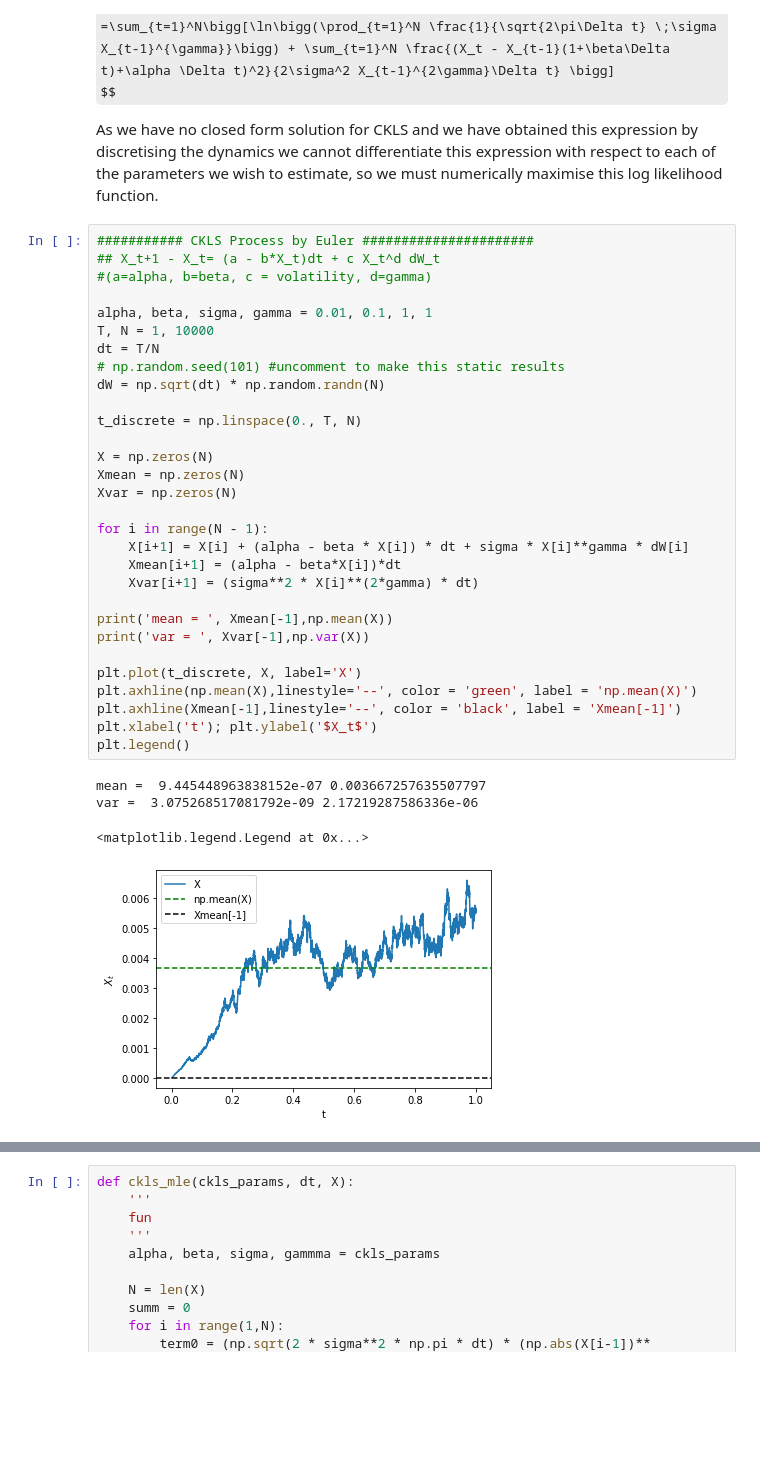
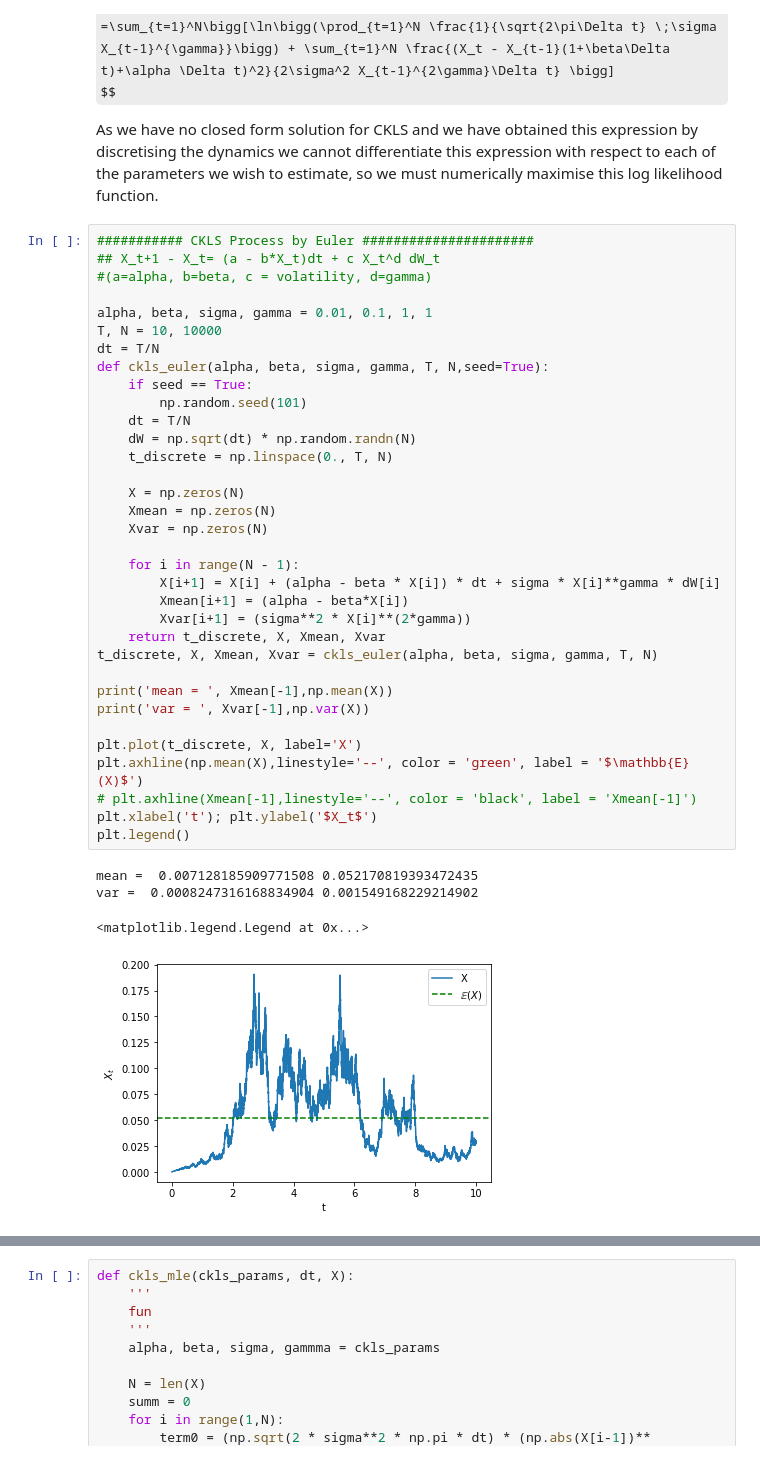
Before and after one commit to s2133934/StochVol, a Jupyter notebook: Notes.ipynb, the cells around one changed output, grey strips where cells are left out. Saved outputs shown, nothing was run; the diff lists cells and outputs as text; some formulas as TeX source; blank space fills up the shorter version.

```diff
--- a/Notes.ipynb
+++ b/Notes.ipynb
@@ -1494,35 +1511,39 @@ As we have no closed form solution for CKLS and we have obtained this expression
 # %%
 ########### CKLS Process by Euler ######################
 ## X_t+1 - X_t= (a - b*X_t)dt + c X_t^d dW_t
 #(a=alpha, b=beta, c = volatility, d=gamma)
 
 alpha, beta, sigma, gamma = 0.01, 0.1, 1, 1
-T, N = 1, 10000
+T, N = 10, 10000
 dt = T/N
-# np.random.seed(101) #uncomment to make this static results
-dW = np.sqrt(dt) * np.random.randn(N)
+def ckls_euler(alpha, beta, sigma, gamma, T, N,seed=True):
+    if seed == True:
+        np.random.seed(101)
+    dt = T/N
+    dW = np.sqrt(dt) * np.random.randn(N)
+    t_discrete = np.linspace(0., T, N)
 
-t_discrete = np.linspace(0., T, N)
+    X = np.zeros(N)
+    Xmean = np.zeros(N)
+    Xvar = np.zeros(N)
 
-X = np.zeros(N)
-Xmean = np.zeros(N)
-Xvar = np.zeros(N)
-
-for i in range(N - 1):
-    X[i+1] = X[i] + (alpha - beta * X[i]) * dt + sigma * X[i]**gamma * dW[i]
-    Xmean[i+1] = (alpha - beta*X[i])*dt
-    Xvar[i+1] = (sigma**2 * X[i]**(2*gamma) * dt)
+    for i in range(N - 1):
+        X[i+1] = X[i] + (alpha - beta * X[i]) * dt + sigma * X[i]**gamma * dW[i]
+        Xmean[i+1] = (alpha - beta*X[i])
+        Xvar[i+1] = (sigma**2 * X[i]**(2*gamma))
+    return t_discrete, X, Xmean, Xvar
+t_discrete, X, Xmean, Xvar = ckls_euler(alpha, beta, sigma, gamma, T, N)
 
 print('mean = ', Xmean[-1],np.mean(X))
 print('var = ', Xvar[-1],np.var(X))
 
 plt.plot(t_discrete, X, label='X')
-plt.axhline(np.mean(X),linestyle='--', color = 'green', label = 'np.mean(X)')
-plt.axhline(Xmean[-1],linestyle='--', color = 'black', label = 'Xmean[-1]')
+plt.axhline(np.mean(X),linestyle='--', color = 'green', label = '$\mathbb{E}(X)$')
+# plt.axhline(Xmean[-1],linestyle='--', color = 'black', label = 'Xmean[-1]')
 plt.xlabel('t'); plt.ylabel('$X_t$')
 plt.legend()
 # %% [output]
-mean =  9.445448963838152e-07 0.003667257635507797
-var =  3.075268517081792e-09 2.17219287586336e-06
+mean =  0.007128185909771508 0.052170819393472435
+var =  0.0008247316168834904 0.001549168229214902
 <matplotlib.legend.Legend at 0x...>
-[figure, old version]
+[figure, new version]
```
Also changed, not shown: parts of 54 cells of this notebook, 3 other files.
